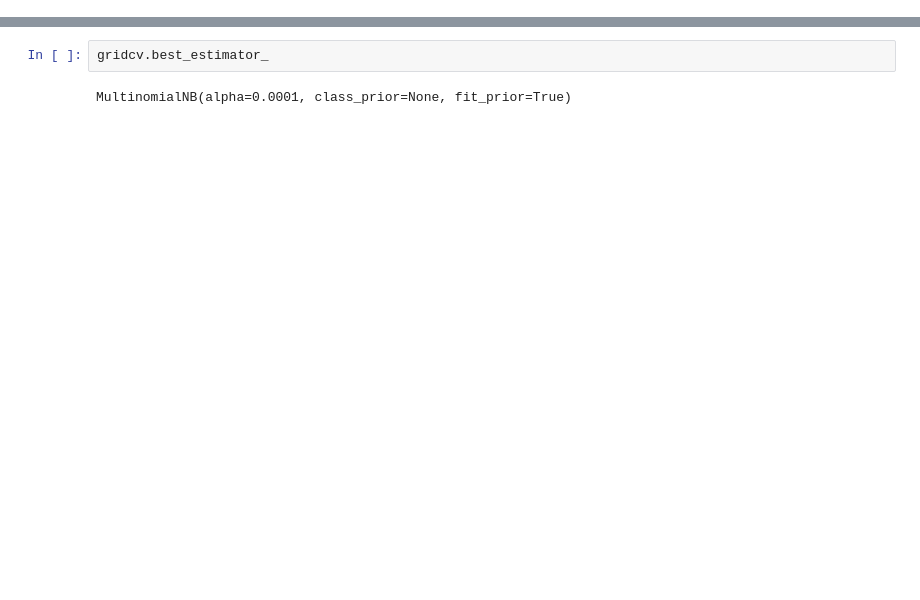
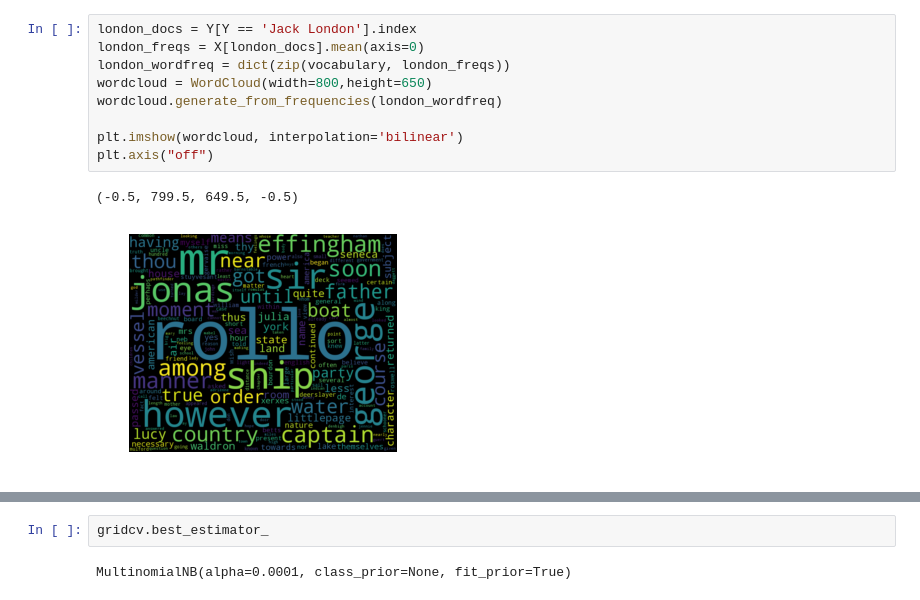
Before and after one commit to hbrumley/Gutenberg_Text_Classification, a Jupyter notebook: Gutenberg_text_classification.ipynb, the cells around one changed output, grey strips where cells are left out. Drawn from its saved outputs; the diff is of its cells as text; blank space fills up the shorter version.

```diff
--- a/Gutenberg_text_classification.ipynb
+++ b/Gutenberg_text_classification.ipynb
@@ -27,0 +42,12 @@ There are now 2798 texts by 83 authors.
+# %%
+london_docs = Y[Y == 'Jack London'].index
+london_freqs = X[london_docs].mean(axis=0)
+london_wordfreq = dict(zip(vocabulary, london_freqs))
+wordcloud = WordCloud(width=800,height=650)
+wordcloud.generate_from_frequencies(london_wordfreq)
+
+plt.imshow(wordcloud, interpolation='bilinear')
+plt.axis("off")
+# %% [output]
+(-0.5, 799.5, 649.5, -0.5)
+[figure, added]
```
Also changed, not shown: parts of 27 cells of this notebook, 1 other file.
